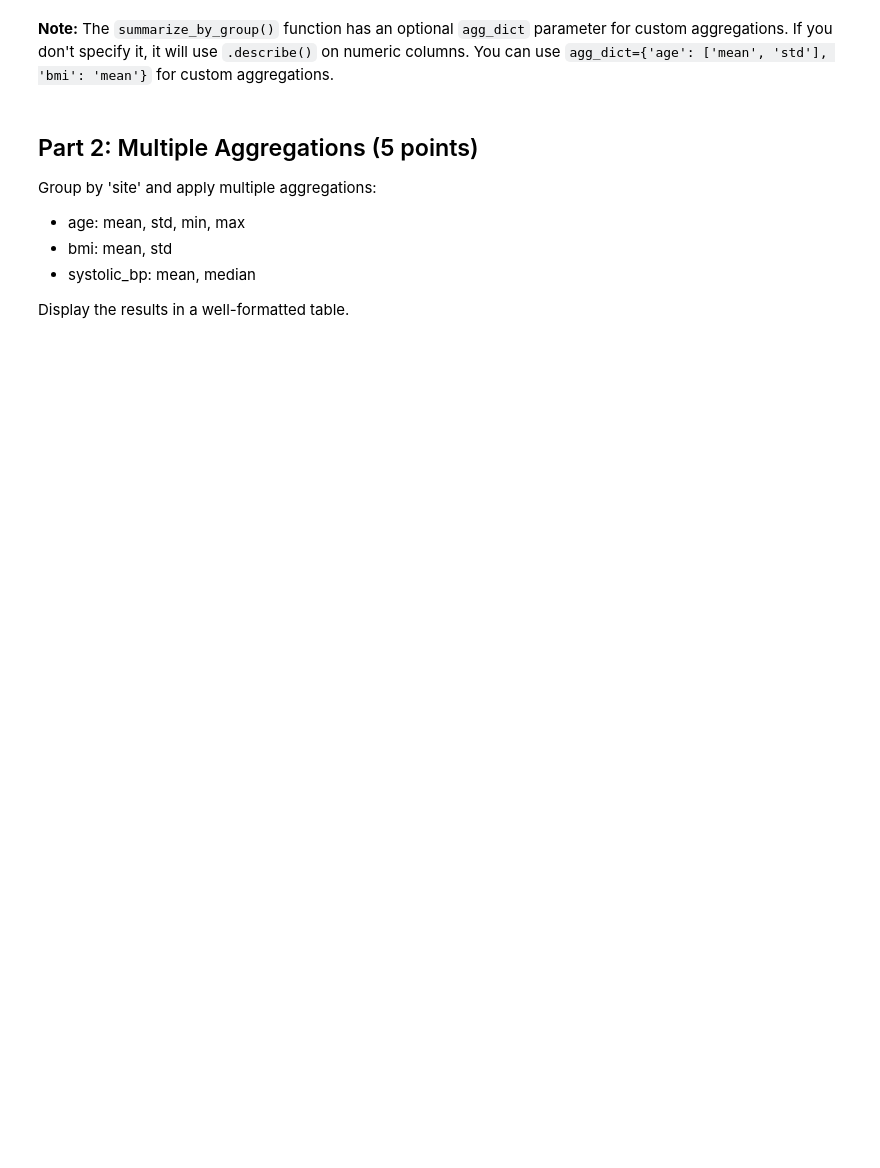
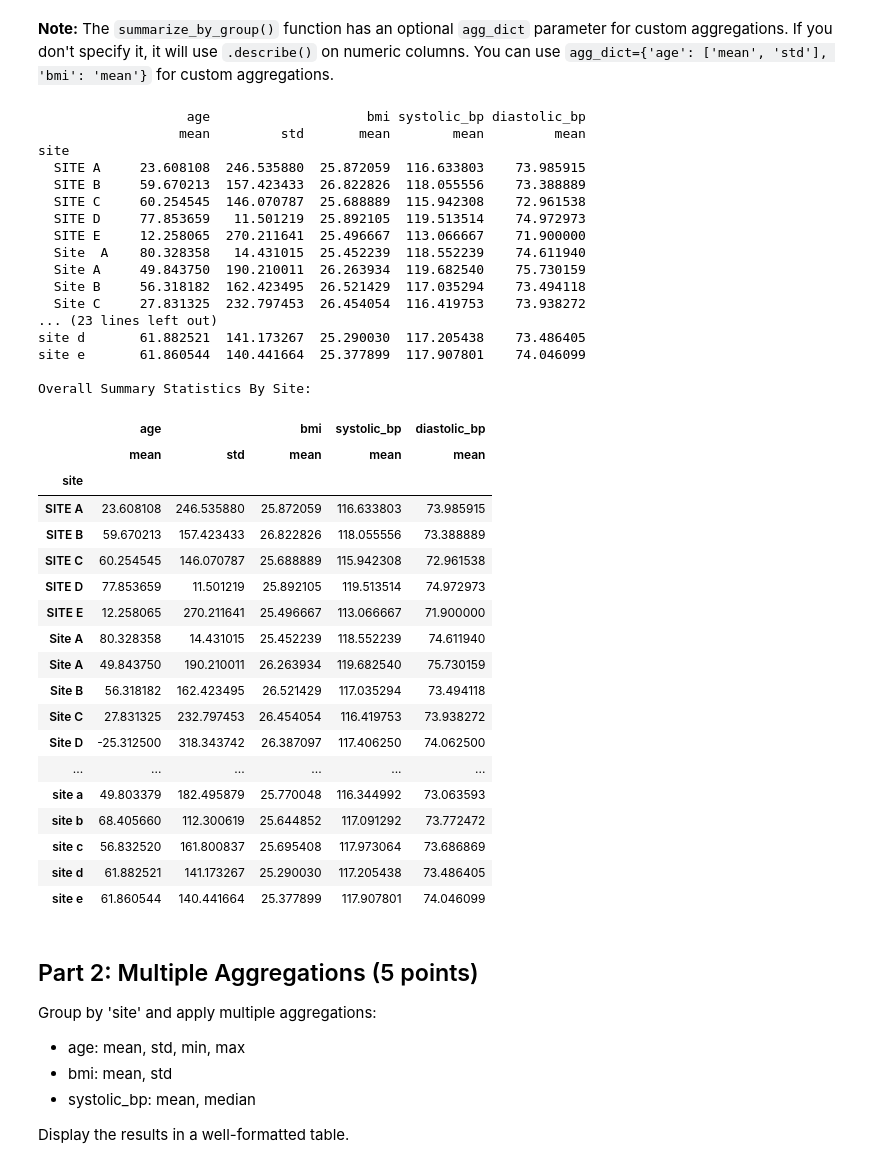
Before and after one commit to UCSF-DataSci/ds217-midterm-manal-ahmed1, a Jupyter notebook: q7_aggregation.ipynb, the cells around one changed output. Cells and saved outputs as stored; diff of their text form; code cells hidden in the pictures; blank space fills up the shorter version.

```diff
--- a/q7_aggregation.ipynb
+++ b/q7_aggregation.ipynb
@@ -53,3 +105,52 @@ Loaded 10000 patients
+# %%
+# TODO: Use summarize_by_group utility
+site_df = summarize_by_group(df,
+                             'site',
+                              agg_dict={'age': ['mean', 'std'], 'bmi': 'mean',
+                              'systolic_bp': ['mean'],
+                              'diastolic_bp': ['mean']}
+                              )
+print(site_df)
+
+print("\nOverall Summary Statistics By Site:")
+display(site_df)
+# %% [output]
+                   age                    bmi systolic_bp diastolic_bp
+                  mean         std       mean        mean         mean
+site
+  SITE A     23.608108  246.535880  25.872059  116.633803    73.985915
+  SITE B     59.670213  157.423433  26.822826  118.055556    73.388889
+  SITE C     60.254545  146.070787  25.688889  115.942308    72.961538
+  SITE D     77.853659   11.501219  25.892105  119.513514    74.972973
+  SITE E     12.258065  270.211641  25.496667  113.066667    71.900000
+  Site  A    80.328358   14.431015  25.452239  118.552239    74.611940
+  Site A     49.843750  190.210011  26.263934  119.682540    75.730159
+  Site B     56.318182  162.423495  26.521429  117.035294    73.494118
+  Site C     27.831325  232.797453  26.454054  116.419753    73.938272
+... (23 lines left out)
+site d       61.882521  141.173267  25.290030  117.205438    73.486405
+site e       61.860544  140.441664  25.377899  117.907801    74.046099
+
+Overall Summary Statistics By Site:
+|  | age |  | bmi | systolic_bp | diastolic_bp |
+|  | mean | std | mean | mean | mean |
+| site |  |  |  |  |  |
+| SITE A | 23.608108 | 246.535880 | 25.872059 | 116.633803 | 73.985915 |
+| SITE B | 59.670213 | 157.423433 | 26.822826 | 118.055556 | 73.388889 |
+| SITE C | 60.254545 | 146.070787 | 25.688889 | 115.942308 | 72.961538 |
+| SITE D | 77.853659 | 11.501219 | 25.892105 | 119.513514 | 74.972973 |
+| SITE E | 12.258065 | 270.211641 | 25.496667 | 113.066667 | 71.900000 |
+| Site A | 80.328358 | 14.431015 | 25.452239 | 118.552239 | 74.611940 |
+| Site A | 49.843750 | 190.210011 | 26.263934 | 119.682540 | 75.730159 |
+| Site B | 56.318182 | 162.423495 | 26.521429 | 117.035294 | 73.494118 |
+| Site C | 27.831325 | 232.797453 | 26.454054 | 116.419753 | 73.938272 |
+| Site D | -25.312500 | 318.343742 | 26.387097 | 117.406250 | 74.062500 |
+| ... | ... | ... | ... | ... | ... |
+| site a | 49.803379 | 182.495879 | 25.770048 | 116.344992 | 73.063593 |
+| site b | 68.405660 | 112.300619 | 25.644852 | 117.091292 | 73.772472 |
+| site c | 56.832520 | 161.800837 | 25.695408 | 117.973064 | 73.686869 |
+| site d | 61.882521 | 141.173267 | 25.290030 | 117.205438 | 73.486405 |
+| site e | 61.860544 | 140.441664 | 25.377899 | 117.907801 | 74.046099 |
 # %% [markdown]
 ## Part 2: Multiple Aggregations (5 points)
 
```
Also changed, not shown: parts of 13 cells of this notebook.
